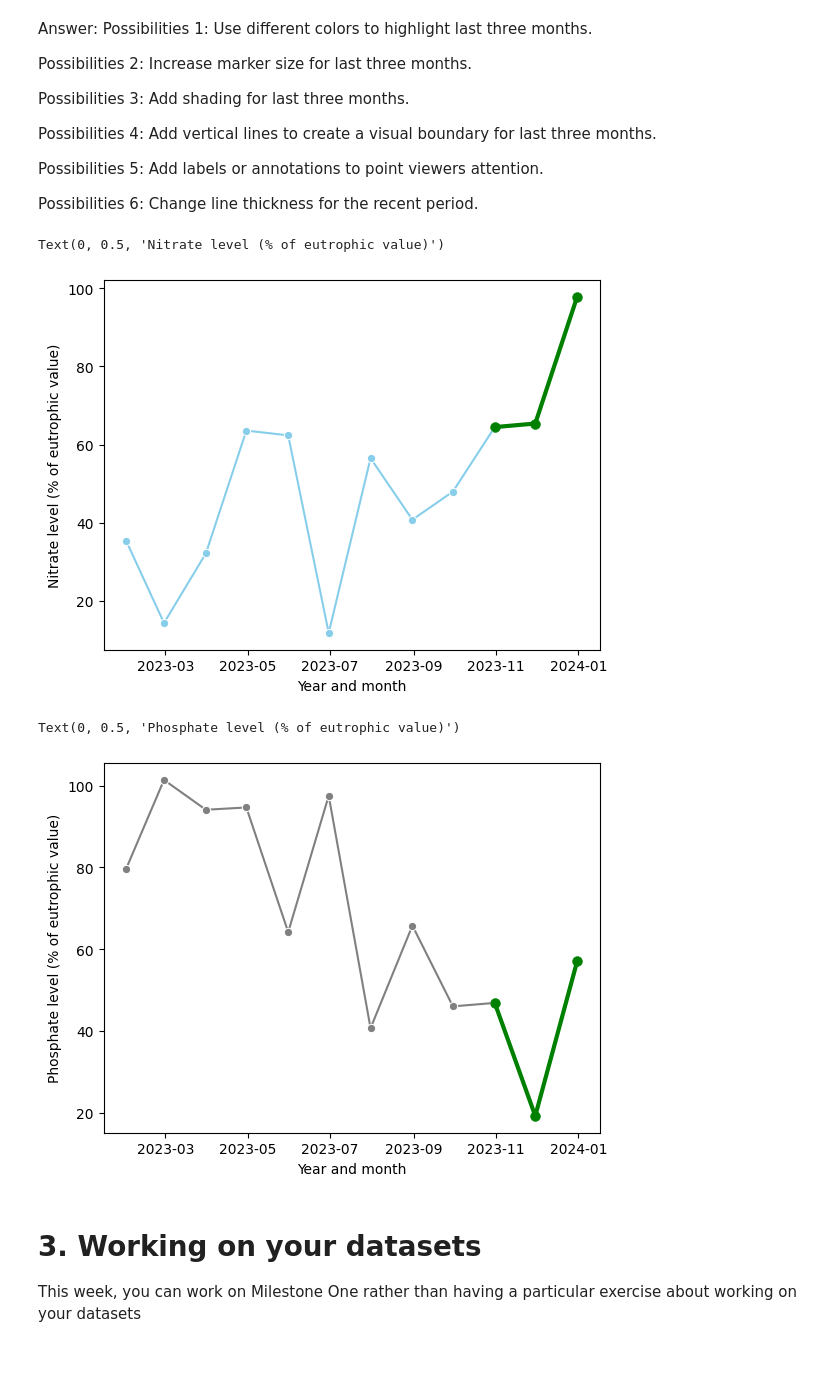
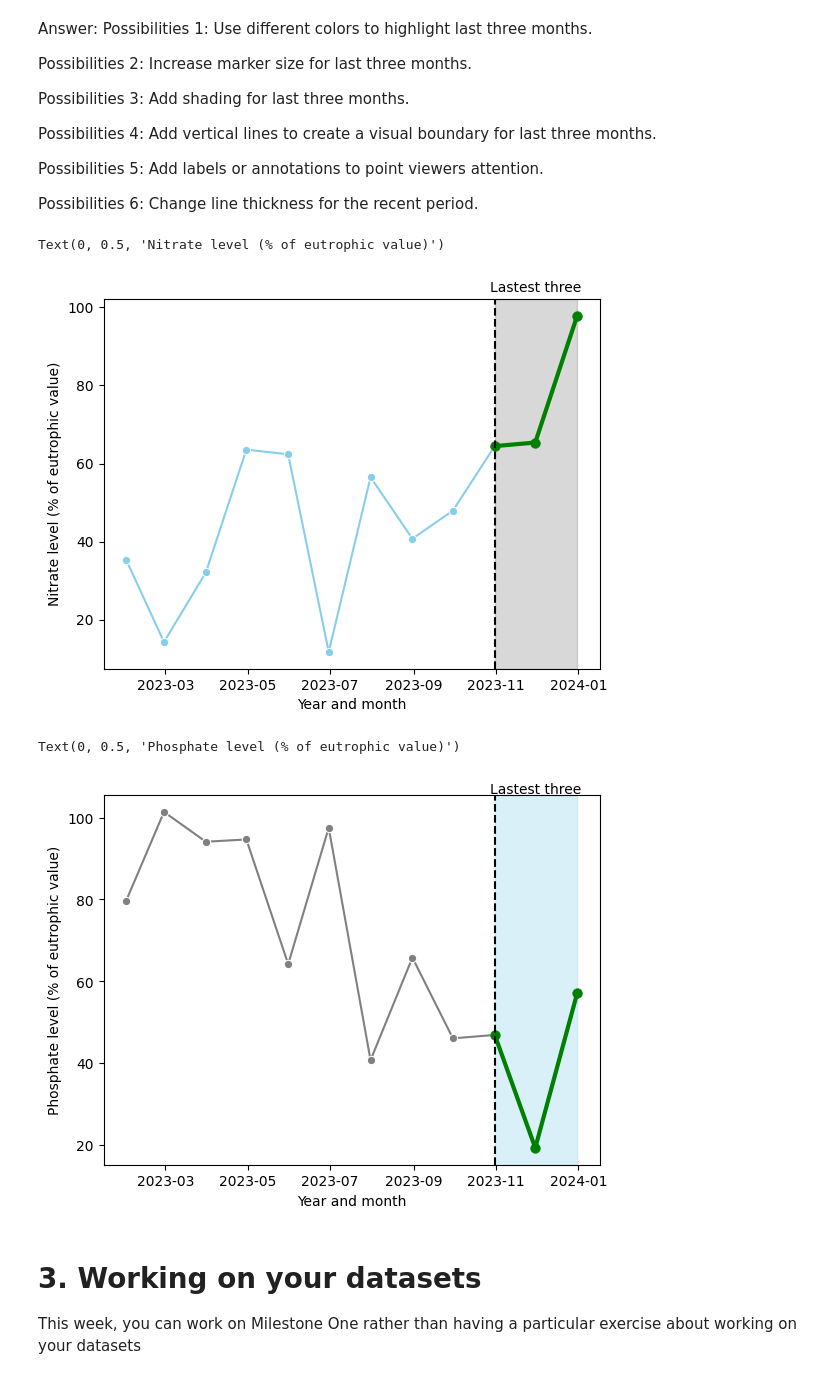
Before and after one commit to Jbaner/Module-B-semester-2, a Jupyter notebook: Week7.ipynb, the cells around one changed output. Drawn from its saved outputs; the diff is of its cells as text; code cells hidden in the pictures.

```diff
--- a/Week7.ipynb
+++ b/Week7.ipynb
@@ -48,21 +48,28 @@ Possibilities 6: Change line thickness for the recent period.
 # %%
 numdates = 12
 np.random.seed(0)
 time_series = 100 * (np.random.normal(size = numdates) / 5 + np.arange(numdates) / 16)
 
 
 ax = sns.lineplot(x = datearray, y = time_series, color="skyblue", marker='o')
 
-#Possibilites 1 Use different colors to highlight last three months.
+#Use different colors to highlight last three months.
+#Change line thickness for last three month
 ax.plot(datearray[-3:],time_series[-3:], color="green", linewidth=3, marker='o')
-#Possibilities 2: Increase marker size for last three months.
+#Increase marker size for last three months.
 ax.scatter(datearray[-3:],time_series[-3:], color="green", linewidth=3, s=20)
+#Add shading for last three months.
+ax.axvspan(datearray[-3],datearray[-1], color="gray", alpha=0.3)
+#Add vertical lines to create a visual boundary for last three months.
+ax.axvline(datearray[-3], linestyle="--", color="black")
+#Add labels or annotations to point viewers attention.
+ax.text(datearray[-2],104,"Lastest three", ha="center")
 
 ax.set_xlabel("Year and month")
 ax.set_ylabel("Nitrate level (% of eutrophic value)")
 # %% [output]
 Text(0, 0.5, 'Nitrate level (% of eutrophic value)')
-[figure, old version]
+[figure, new version]
 # %%
 np.random.seed(1)
 time_series = 100 * (1 - (np.random.normal(size = numdates) / 8 + np.arange(numdates) / 16))
@@ -74,12 +81,18 @@ ax = sns.lineplot(x = datearray, y = time_series, color="gray", marker='o')
 ax.plot(datearray[-3:],time_series[-3:], color="green", linewidth=3, marker='o')
 #Possibilities 2: Increase marker size for last three months.
 ax.scatter(datearray[-3:],time_series[-3:], color="green", linewidth=3, s=20)
+#Possibilities 3: Add shading for last three months.
+ax.axvspan(datearray[-3],datearray[-1], color="skyblue", alpha=0.3)
+#Possibilities 4: Add vertical lines to create a visual boundary for last three months.
+ax.axvline(datearray[-3], linestyle="--", color="black")
+#Add labels or annotations to point viewers attention.
+ax.text(datearray[-2],106,"Lastest three", ha="center")
 
 ax.set_xlabel("Year and month")
 ax.set_ylabel("Phosphate level (% of eutrophic value)")
 # %% [output]
 Text(0, 0.5, 'Phosphate level (% of eutrophic value)')
-[figure, old version]
+[figure, new version]
 # %% [markdown]
 # 3. Working on your datasets
 
```
